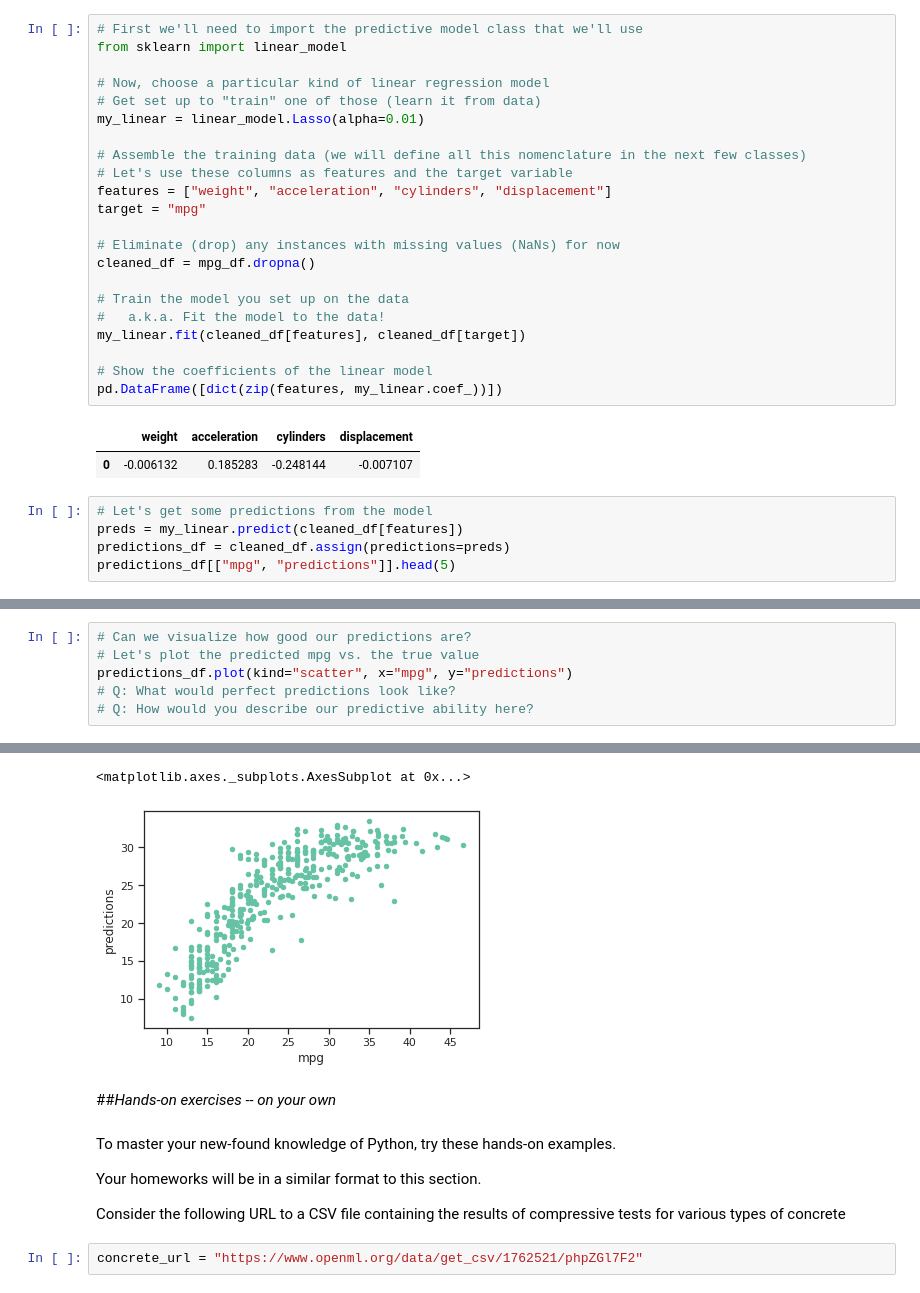
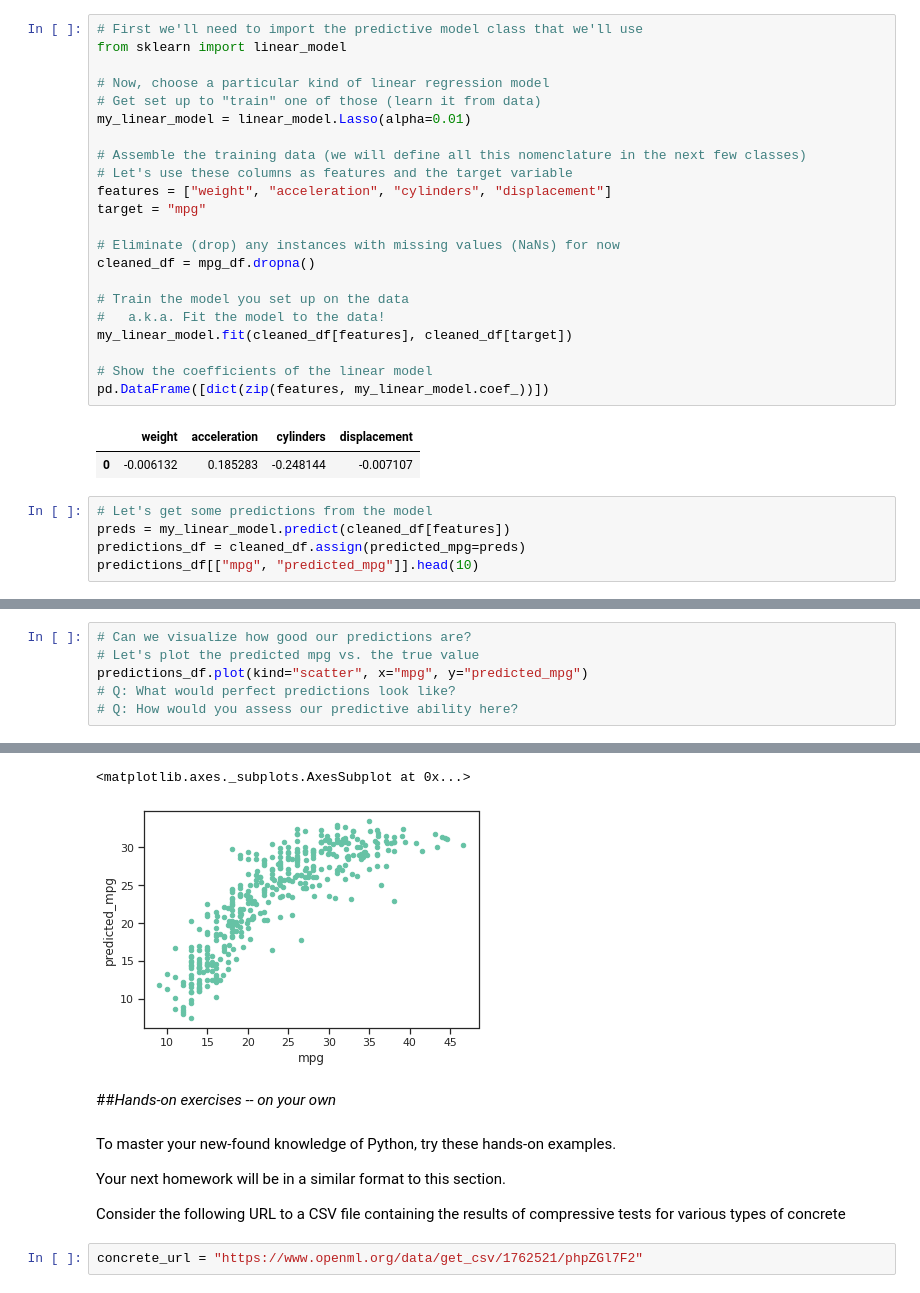
Before and after one commit to pearl-yu/foster_2022fall, a Jupyter notebook: Module1_Bash_Pandas/Dealing_with_data.ipynb, the cells around one changed output, grey strips where cells are left out. Saved outputs shown, nothing was run; the diff lists cells and outputs as text.

```diff
--- a/Module1_Bash_Pandas/Dealing_with_data.ipynb
+++ b/Module1_Bash_Pandas/Dealing_with_data.ipynb
@@ -425,7 +431,7 @@ from sklearn import linear_model
 
 # Now, choose a particular kind of linear regression model
 # Get set up to "train" one of those (learn it from data)
-my_linear = linear_model.Lasso(alpha=0.01)
+my_linear_model = linear_model.Lasso(alpha=0.01)
 
 # Assemble the training data (we will define all this nomenclature in the next few classes)
 # Let's use these columns as features and the target variable
@@ -437,16 +443,16 @@ cleaned_df = mpg_df.dropna()
 
 # Train the model you set up on the data
 #   a.k.a. Fit the model to the data!
-my_linear.fit(cleaned_df[features], cleaned_df[target])
+my_linear_model.fit(cleaned_df[features], cleaned_df[target])
 
 # Show the coefficients of the linear model
-pd.DataFrame([dict(zip(features, my_linear.coef_))])
+pd.DataFrame([dict(zip(features, my_linear_model.coef_))])
 # %% [output]
 |  | weight | acceleration | cylinders | displacement |
 | 0 | -0.006132 | 0.185283 | -0.248144 | -0.007107 |
 # %%
 # Let's get some predictions from the model
-preds = my_linear.predict(cleaned_df[features])
-predictions_df = cleaned_df.assign(predictions=preds)
-predictions_df[["mpg", "predictions"]].head(5)
+preds = my_linear_model.predict(cleaned_df[features])
+predictions_df = cleaned_df.assign(predicted_mpg=preds)
+predictions_df[["mpg", "predicted_mpg"]].head(10)
 # %% [output]
@@ -459,7 +470,7 @@ predictions_df[["mpg", "predictions"]].head(5)
 # %%
 # Can we visualize how good our predictions are?
 # Let's plot the predicted mpg vs. the true value
-predictions_df.plot(kind="scatter", x="mpg", y="predictions")
+predictions_df.plot(kind="scatter", x="mpg", y="predicted_mpg")
 # Q: What would perfect predictions look like?
-# Q: How would you describe our predictive ability here?
+# Q: How would you assess our predictive ability here?
 # %% [output]
@@ -467,11 +478,11 @@ predictions_df.plot(kind="scatter", x="mpg", y="predictions")
 <matplotlib.axes._subplots.AxesSubplot at 0x...>
-[figure, old version]
+[figure, new version]
 # %% [markdown]
 ##*Hands-on exercises -- on your own*
 # %% [markdown]
 To master your new-found knowledge of Python, try these hands-on examples.
 
-Your homeworks will be in a similar format to this section.
+Your next homework will be in a similar format to this section.
 
 Consider the following URL to a CSV file containing the results of compressive tests for various types of concrete
 # %%
```
Also changed, not shown: parts of 22 cells of this notebook.
